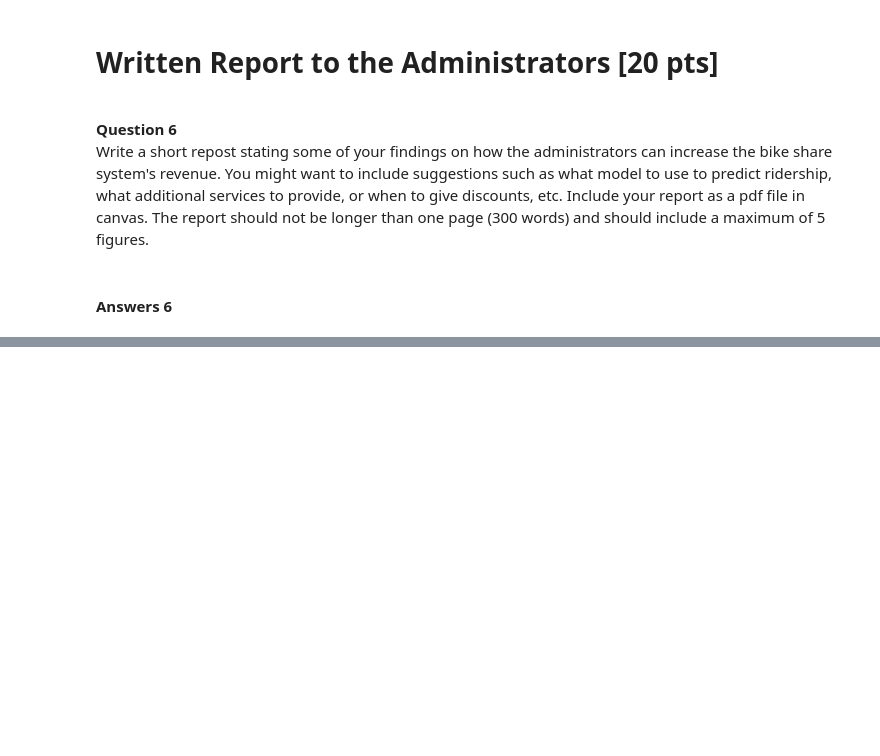
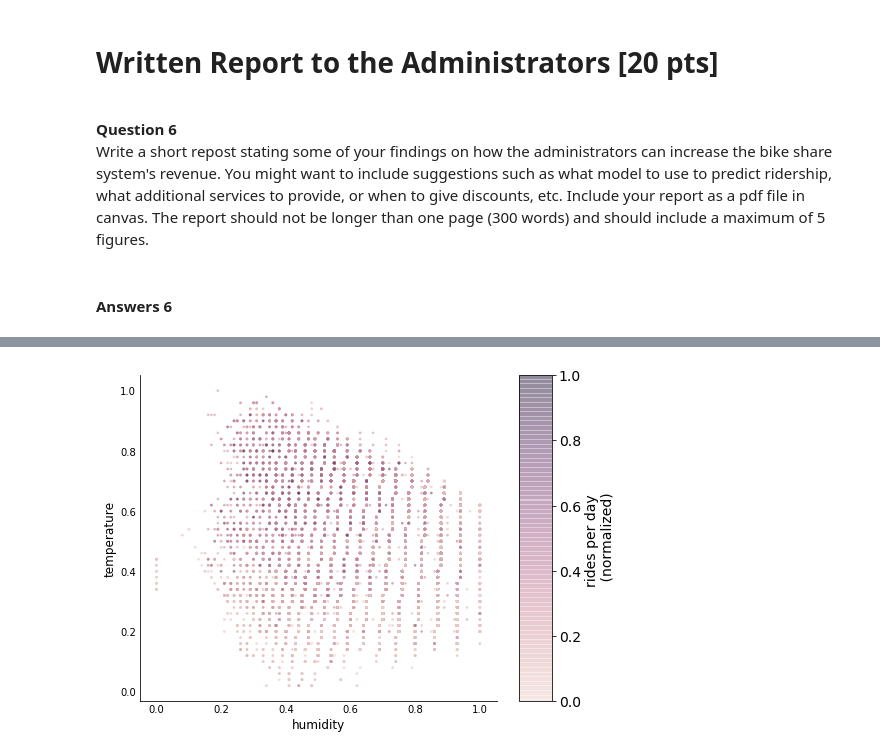
Before and after one commit to werkhoven/CS109_notebooks, a Jupyter notebook: HW3/cs109a_hw3_109_werkhoven.ipynb, the cells around one changed output, grey strips where cells are left out. Saved outputs shown, nothing was run; the diff lists cells and outputs as text; code cells hidden in the pictures; blank space fills up the shorter version.

```diff
--- a/HW3/cs109a_hw3_109_werkhoven.ipynb
+++ b/HW3/cs109a_hw3_109_werkhoven.ipynb
@@ -806,0 +821,14 @@ plt.subplots_adjust(hspace=0.5)
+# %%
+cmap = sns.cubehelix_palette(as_cmap=True)
+x = vis_df.humidity.values
+y = vis_df.temperature.values
+z = vis_df.counts.values
+z = (z-np.min(z))/(np.max(z)-np.min(z))
+points = plt.gca().scatter(x, y, c=z, s=3, cmap=cmap, edgecolor=None, alpha=0.3)
+plt.gcf().colorbar(points, aspect=10).set_label("rides per day \n (normalized)")
+plt.ylabel("temperature", fontsize=12)
+plt.xlabel("humidity", fontsize=12);
+plt.tick_params(labelsize=10, length=0)
+sns.despine();
+# %% [output]
+[figure, added]
```
Also changed, not shown: parts of 15 cells of this notebook, 31 other files.
